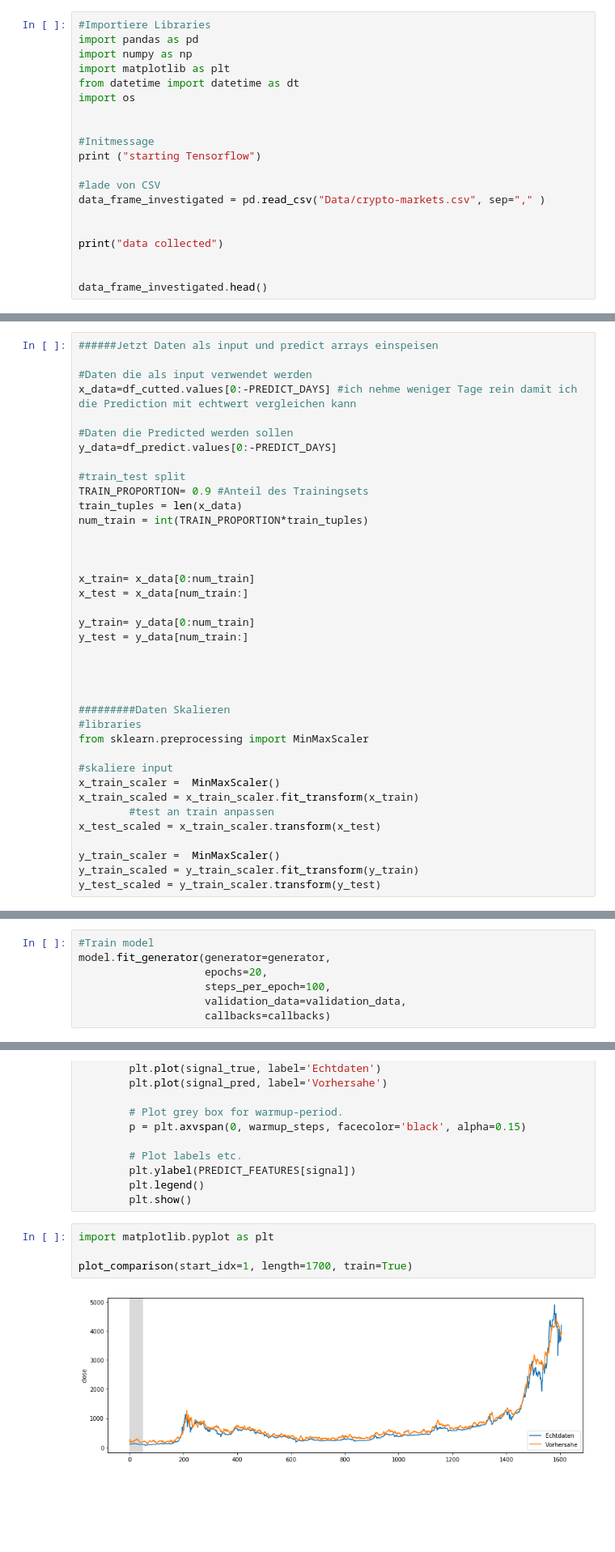
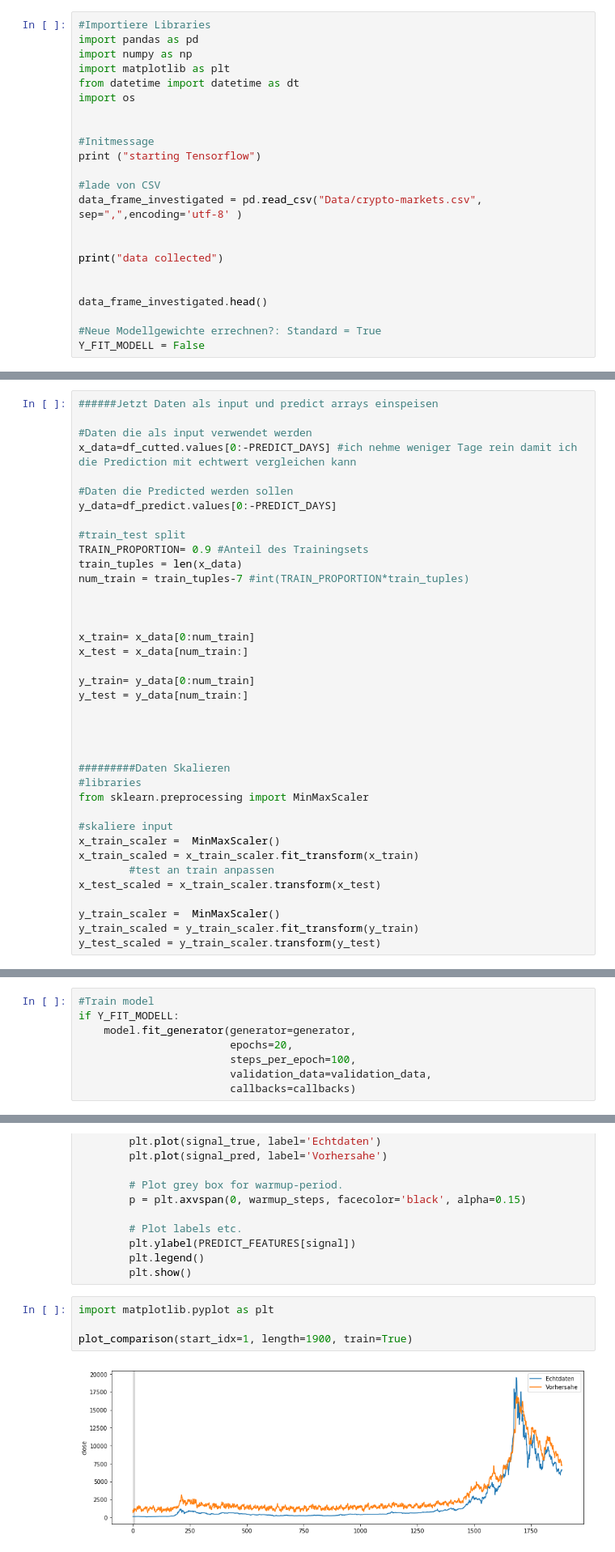
Before and after one commit to JonasNesk/Applied-Analytics, a Jupyter notebook: Tensorflow.ipynb, the cells around one changed output, grey strips where cells are left out. Shown at 81% size. Drawn from its saved outputs; the diff is of its cells as text; blank space fills up the shorter version.

Commit message:
Tensorflow trained model on Bitcoin. Tensorflow Module finished

```diff
--- a/Tensorflow.ipynb
+++ b/Tensorflow.ipynb
@@ -11,13 +11,16 @@ import os
 print ("starting Tensorflow")
 
 #lade von CSV
-data_frame_investigated = pd.read_csv("Data/crypto-markets.csv", sep="," )
+data_frame_investigated = pd.read_csv("Data/crypto-markets.csv", sep=",",encoding='utf-8' )
 
 
 print("data collected")
 
 
 data_frame_investigated.head()
+
+#Neue Modellgewichte errechnen?: Standard = True
+Y_FIT_MODELL = False
 # %% [output]
 starting Tensorflow
 data collected
@@ -308,7 +305,7 @@ y_data=df_predict.values[0:-PREDICT_DAYS]
 #train_test split
 TRAIN_PROPORTION= 0.9 #Anteil des Trainingsets
 train_tuples = len(x_data)
-num_train = int(TRAIN_PROPORTION*train_tuples)
+num_train = train_tuples-7 #int(TRAIN_PROPORTION*train_tuples)
 
 
 
@@ -497,9 +494,10 @@ callbacks = [callback_early_stopping,
              callback_reduce_lr]
 # %%
 #Train model
-model.fit_generator(generator=generator,
-                    epochs=20,
-                    steps_per_epoch=100,
-                    validation_data=validation_data,
-                    callbacks=callbacks)
+if Y_FIT_MODELL:
+    model.fit_generator(generator=generator,
+                        epochs=20,
+                        steps_per_epoch=100,
+                        validation_data=validation_data,
+                        callbacks=callbacks)
 # %% [output]
@@ -588,7 +596,7 @@ def plot_comparison(start_idx, length=100, train=True):
 # %%
 import matplotlib.pyplot as plt
 
-plot_comparison(start_idx=1, length=1700, train=True)
+plot_comparison(start_idx=1, length=1900, train=True)
 # %% [output]
-[figure, old version]
+[figure, new version]
 # %%
```
Also changed, not shown: parts of 13 cells of this notebook, 2 other files.
